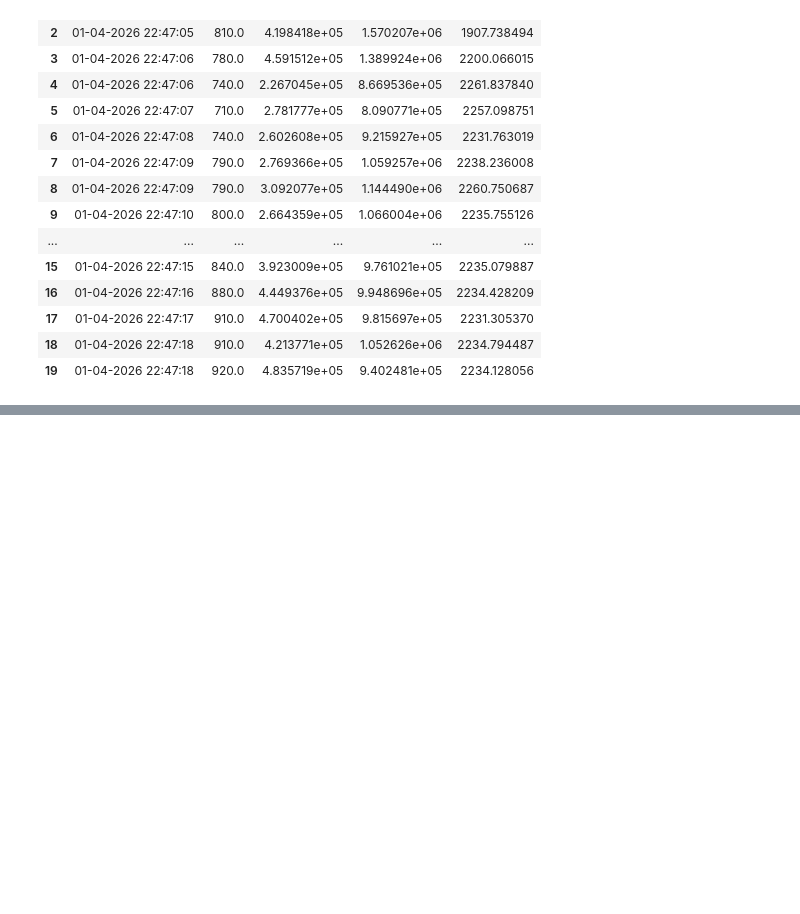
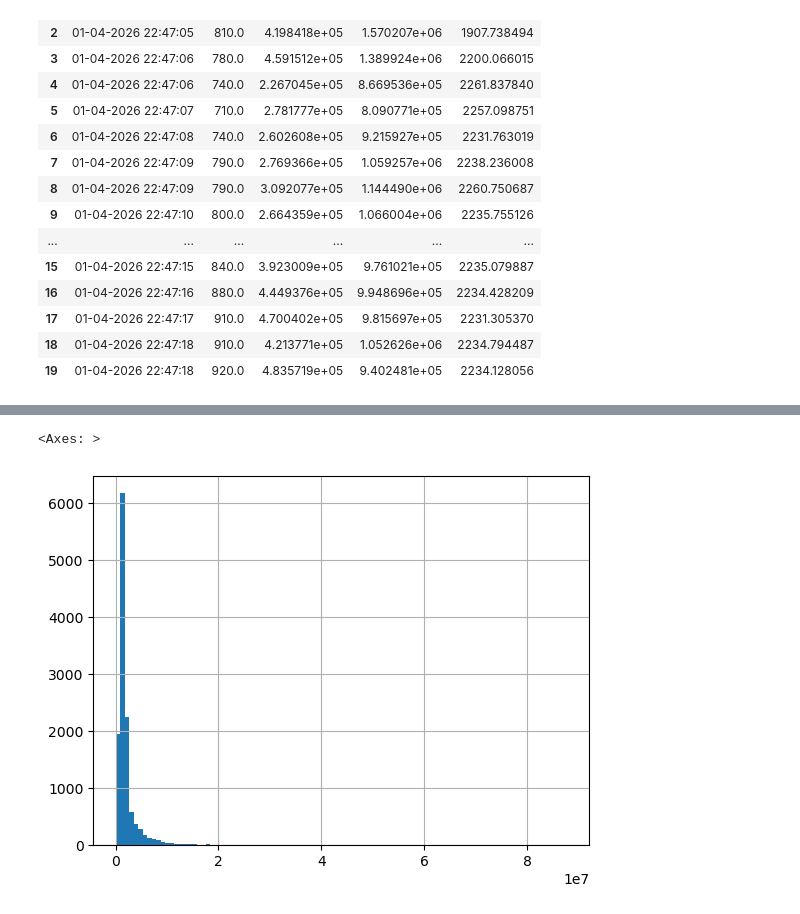
Before and after one commit to ShixinWang-proj/feature_extract_pipeline, a Jupyter notebook: llxaa.ipynb, the cells around one changed output, grey strips where cells are left out. Cells and saved outputs as stored; diff of their text form; code cells hidden in the pictures; blank space fills up the shorter version.

```diff
--- a/llxaa.ipynb
+++ b/llxaa.ipynb
@@ -162,0 +223,5 @@ fea.head(20)
+# %%
+b.desc_area.hist(bins=100)
+# %% [output]
+<Axes: >
+[figure, added]
```
Also changed, not shown: parts of 20 cells of this notebook, 4 other files.
